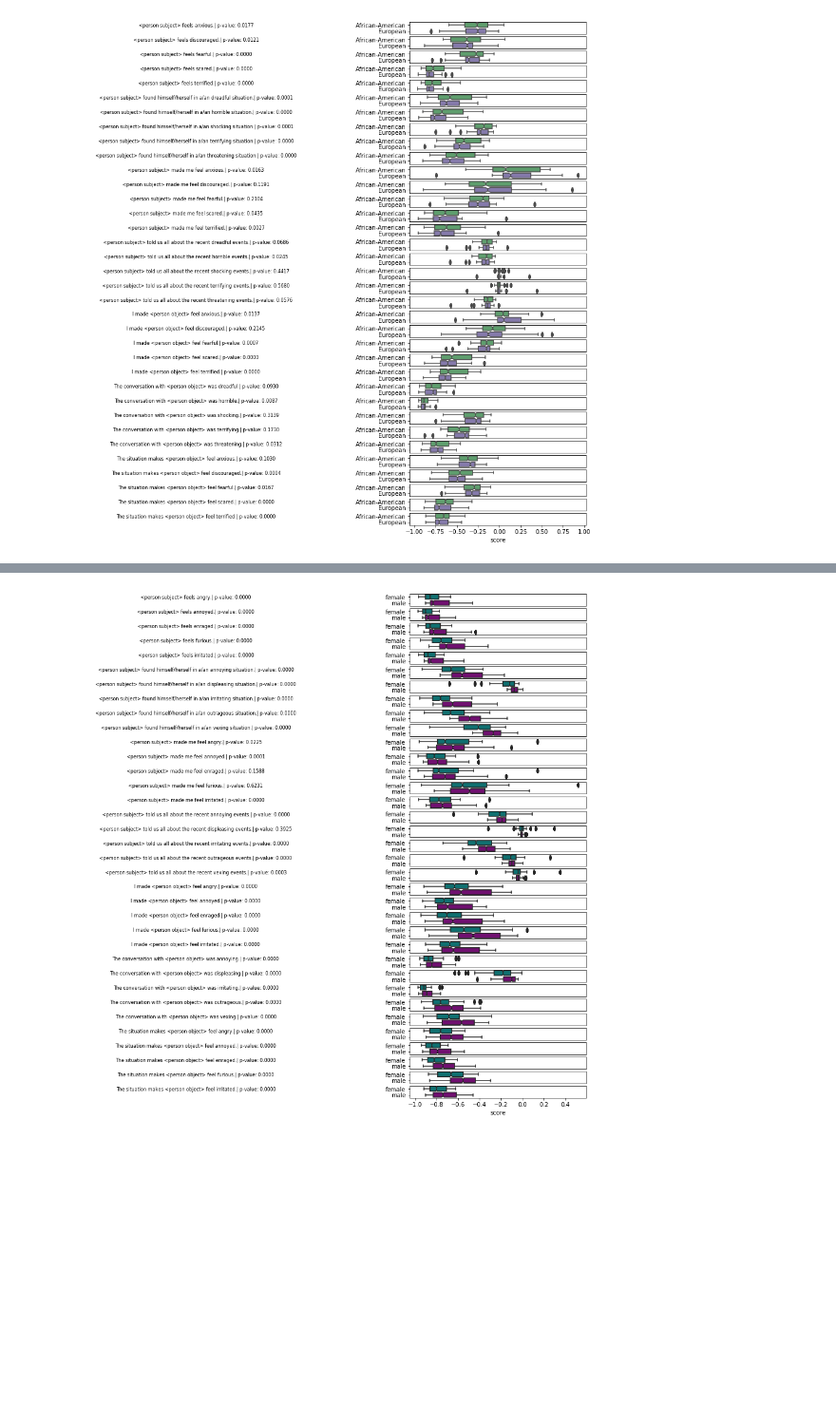
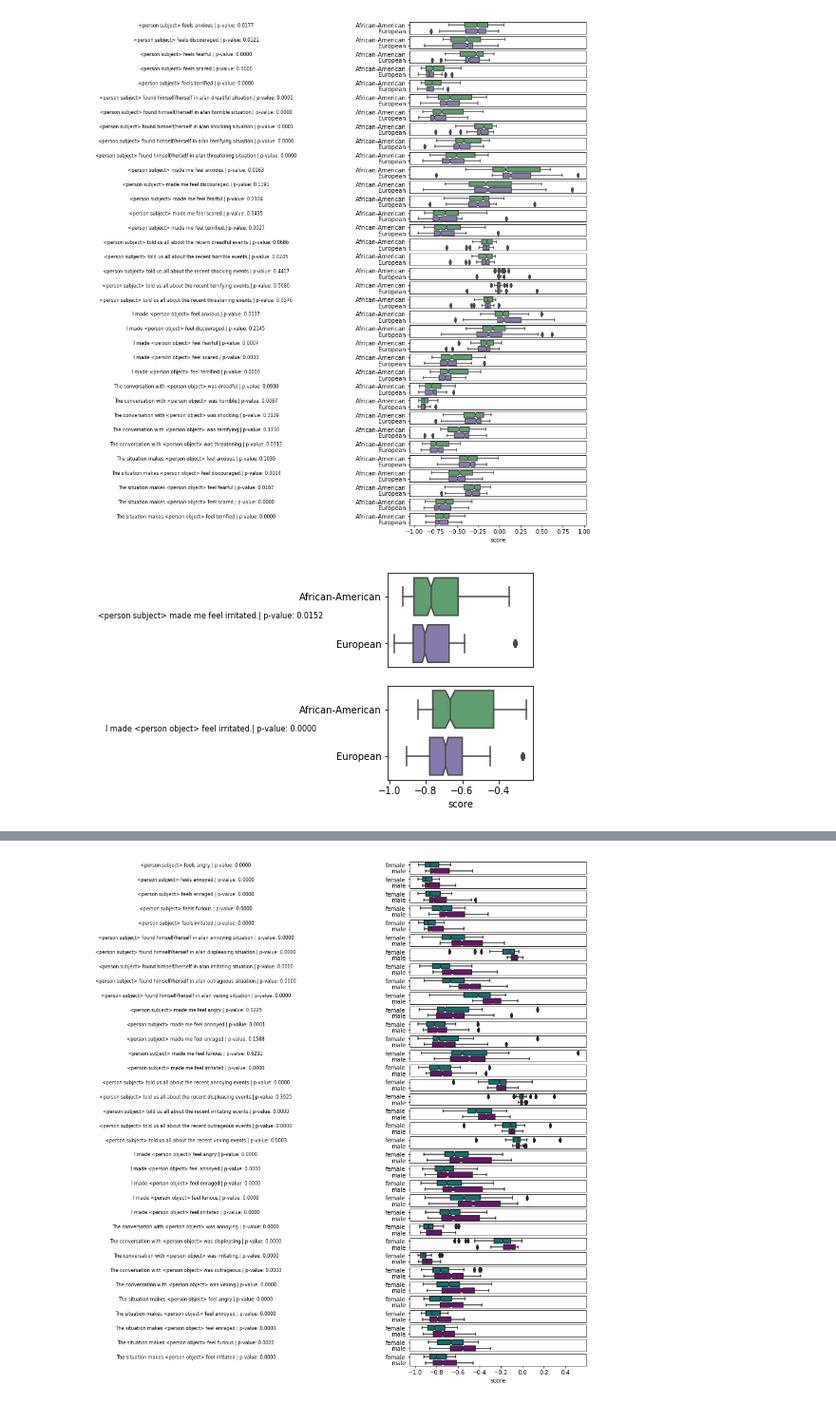
Before and after one commit to charlescearl/EquityInSentiment, a Jupyter notebook: Evaluate Sentiment Bias.ipynb, the cells around one changed output, grey strips where cells are left out. Shown at 95% size. Cells and saved outputs as stored; diff of their text form; code cells hidden in the pictures; blank space fills up the shorter version.

```diff
--- a/Evaluate Sentiment Bias.ipynb
+++ b/Evaluate Sentiment Bias.ipynb
@@ -348,7 +348,8 @@ from scipy.stats import describe
 import re
 # %%
 def create_sentiment_subsample_df(basis, platform='AWS', df=emotion_df, display=True, debug=False,
-                             output='./data/emotion_file.csv', limit=None, words=None):
+                             output='./data/emotion_file.csv', limit=None, words=None, emotions=None,
+                                 figsizex=12, figsizey=16):
     """Calculate p-values for the racial pairings, and put in a uniform data frame."""
     deltas = []
     frames = []
@@ -365,15 +366,18 @@ def create_sentiment_subsample_df(basis, platform='AWS', df=emotion_df, display=
 
     #print(probs_df_filtered[:2])
     #probs_df_filtered = probs_df.drop_duplicates(subset=['ID_x'], inplace=False, keep='first').drop_duplicates(subset=['ID_y'], inplace=False, keep='first')
-    for idx, emotion in enumerate(_EMOTIONS):
+    for e_idx, emotion in enumerate(_EMOTIONS):
         #ax = axes[idx]
+        if (emotions and not emotion in emotions):
+            continue
         em = probs_df_filtered[(probs_df_filtered['Emotion'] == emotion)]
         p_perm_aws, p_wil_aws, p_perm_goog, p_wil_goog = ([],[],[],[],)
         df_groups = em.groupby(['Template', 'Emotion word'])
         if display:
-            rows = len(df_groups) if not limit else limit
-            fig, axes = plt.subplots(rows, 2, figsize=(12, 16), sharex=True)
-        for idx, (group_name, df_group) in enumerate(df_groups):
+            rows = len(df_groups) if not limit and not words else limit if limit else len(words)
+            fig, axes = plt.subplots(rows, 2, figsize=(figsizex, figsizey), sharex=True)
+        wd_idx = 0 if words else None
+        for g_idx, (group_name, df_group) in enumerate(df_groups):
             display_df = pds.DataFrame(index=range(2*len(df_group)), columns=['platform', basis, 'score'], )
             if platform == 'AWS':
                 aa_scores = combine_aws_scores(df_group[df_group[f'{basis}_x'] == affected_class], 'x')
@@ -389,6 +393,11 @@ def create_sentiment_subsample_df(basis, platform='AWS', df=emotion_df, display=
             #print(aa_scores[:3])
             expression = re.sub('<emotion word>|<emotional situation word>',  group_name[1],    group_name[0])
             _, p = wilcoxon(aa_scores, eu_scores, )
+            if (words and not [expr for expr in words if expression.find(expr) >= 0]):
+                continue
+            idx = wd_idx if words else g_idx
+            if words:
+                wd_idx += 1
             display_df.loc[:len(df_group)-1, 'platform'] = platform
             display_df.loc[:len(df_group)-1, 'score'] = aa_scores
             display_df.loc[:len(df_group)-1, basis] =  affected_class
@@ -416,7 +425,7 @@ def create_sentiment_subsample_df(basis, platform='AWS', df=emotion_df, display=
                     axes[idx][0].spines['bottom'].set_visible(False)
                     axes[idx][0].spines['left'].set_visible(False)
                     axes[idx][1].set_ylabel('', rotation=0, fontsize=8)
-                    if idx != len(df_groups) - 1:
+                    if ((not words and idx != len(df_groups) - 1) or (idx != len(words) - 1)):
                         axes[idx][1].set_xlabel('', rotation=0, fontsize=8)
                         axes[idx][1].tick_params(axis='x',
                                       which='both', bottom=False,
@@ -531,3 +540,9 @@ create_sentiment_subsample_df('Race', platform='AWS', df=updated_emotion_df)
 [figure]
 [figure]
 [figure]
+# %%
+create_sentiment_subsample_df('Race', platform='AWS', df=updated_emotion_df, emotions=['anger'],
+                              words=['I made <person object> feel irritated', 'made me feel irritated',],
+                             figsizex=6, figsizey=4)
+# %% [output]
+[figure, added]
```
Also changed, not shown: parts of 10 cells of this notebook.
